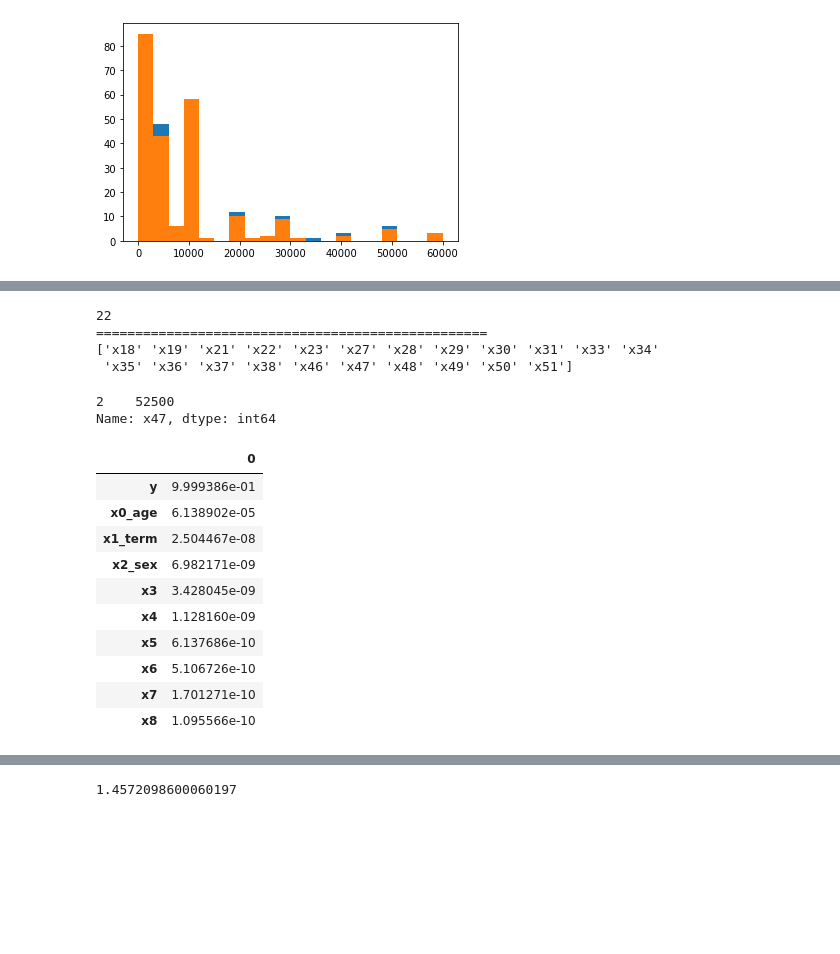
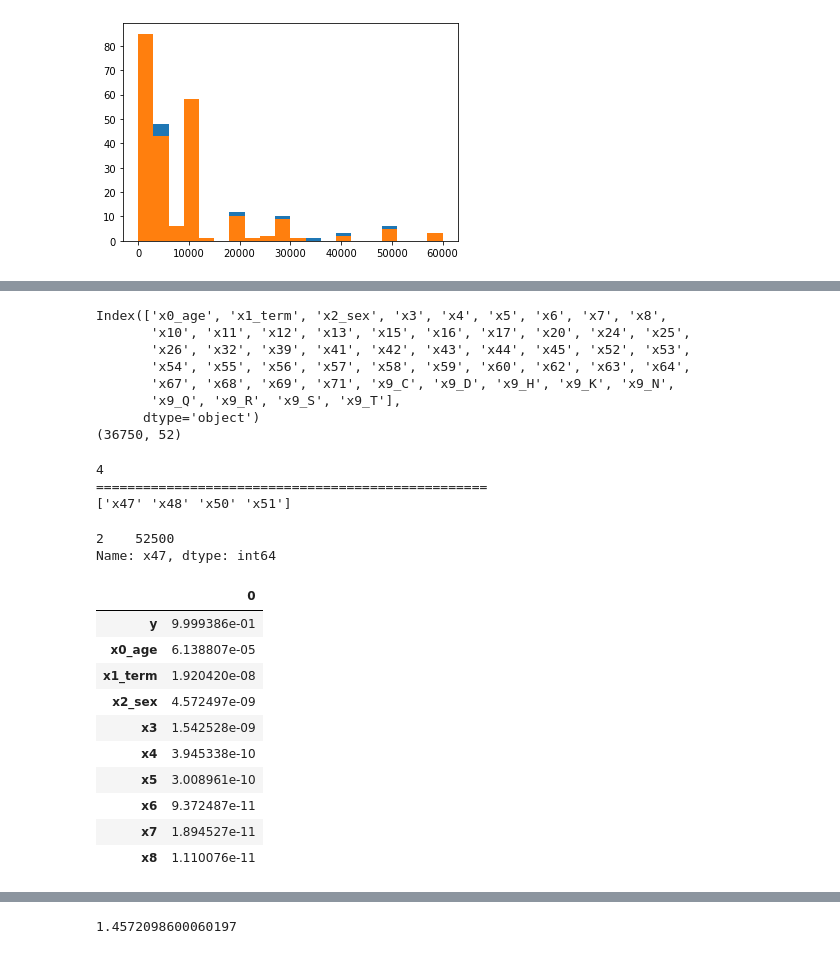
Before and after one commit to tk-tatsuro/data-science, a Jupyter notebook: bainary_classification/binary_classification.ipynb, the cells around one changed output, grey strips where cells are left out. Cells and saved outputs as stored; diff of their text form; code cells hidden in the pictures; blank space fills up the shorter version.

```diff
--- a/bainary_classification/binary_classification.ipynb
+++ b/bainary_classification/binary_classification.ipynb
@@ -1367,8 +1368,8 @@ df_proc['x71'] = df_proc['x71'].fillna(-1)
 # 欠損のパターンの確認（MCAR、MAR、MNAR）、パターン別の対応
 # 欠損に対する処理(リストワイズ法、ペアワイズ方、平均代入法、回帰代入法)　※用途、方法の検討
 # %%
-# label encoding
-from sklearn.preprocessing import LabelEncoder
-le = LabelEncoder()
-df_proc['x9'] = le.fit_transform(df_proc['x9'].values)
-df_proc
+# # label encoding
+# from sklearn.preprocessing import LabelEncoder
+# le = LabelEncoder()
+# df_proc['x9'] = le.fit_transform(df_proc['x9'].values)
+# df_proc
@@ -1388,0 +1376,7 @@ df_proc
+# %%
+# one hot encoding
+df_proc = pd.get_dummies(df_proc, columns=['x9'])
+df_proc
+# df_onehot = df_proc.copy()
+# df_onehot = pd.get_dummies(df_onehot, columns=['x9'])
+# df_onehot
@@ -1884,7 +1892,7 @@ Name: x72, dtype: int64
 # %%
 # x14,x18,x19,x21,x22,x23,x27,x28,x29,x30,x31,x33,x34,x35,x36,x37,x38,x40,'x49',x72、以外
 # %%
-# drop_col = ['x14','x18','x19','x21','x22','x23','x27','x28','x29','x30','x31','x33','x34','x35','x36','x37','x38','x40','x49','x72']
+drop_col = ['x14','x18','x19','x21','x22','x23','x27','x28','x29','x30','x31','x33','x34','x35','x36','x37','x38','x40','x49','x72']
 df_spray = df_proc.drop(drop_col, axis=1)
-# df_spray
+df_spray.columns
 # 残しても精度に影響が出ないため、削除する
@@ -3266,7 +3295,7 @@ from sklearn.feature_selection import VarianceThreshold
 sel = VarianceThreshold(threshold=0)
 print(train_X.shape) # 全項目
 X_train = train_X.copy()
-sel.fit(X_train)
+sel.fit(X_train) # 分散0の項目を排除
 print(sum(sel.get_support())) # 非該当項目
 X_train = X_train.loc[:, sel.get_support()]
 print(X_train.shape) # 非該当項目
@@ -3275,6 +3304,7 @@ X_train_diff = train_X.drop(columns=X_train)
 print(X_train_diff.columns) # 該当項目
 # 下記も削除対象とする
 cols =['x46', 'x48', 'x50', 'x51'] # 'x47'残す
-df_label = df_label.drop(columns=cols)
-df_label
+df_zero = df_label.copy()
+df_zero = df_zero.drop(columns=cols)
+df_zero
 # %% [output]
@@ -3301,3 +3328,15 @@ Index(['x14', 'x18', 'x19', 'x21', 'x22', 'x23', 'x27', 'x28', 'x29', 'x30',
+# %%
+print(X_train.columns)
+print(X_train.shape)
+# %% [output]
+Index(['x0_age', 'x1_term', 'x2_sex', 'x3', 'x4', 'x5', 'x6', 'x7', 'x8',
+       'x10', 'x11', 'x12', 'x13', 'x15', 'x16', 'x17', 'x20', 'x24', 'x25',
+       'x26', 'x32', 'x39', 'x41', 'x42', 'x43', 'x44', 'x45', 'x52', 'x53',
+       'x54', 'x55', 'x56', 'x57', 'x58', 'x59', 'x60', 'x62', 'x63', 'x64',
+       'x67', 'x68', 'x69', 'x71', 'x9_C', 'x9_D', 'x9_H', 'x9_K', 'x9_N',
+       'x9_Q', 'x9_R', 'x9_S', 'x9_T'],
+      dtype='object')
+(36750, 52)
 # %%
 # Filter Method：
 # ②他の特徴量と値が完全に一致している変数の片方を削除
@@ -3308,8 +3347,7 @@ duplicated_features = train_X_T[train_X_T.duplicated()].index.values
 print(duplicated_features)
 # 'x47' 'x48' 'x50' 'x51' ←1つ残す、ただし全て相互作用評価結果(Importance=0)
 # %% [output]
-22
+4
 ==================================================
-['x18' 'x19' 'x21' 'x22' 'x23' 'x27' 'x28' 'x29' 'x30' 'x31' 'x33' 'x34'
- 'x35' 'x36' 'x37' 'x38' 'x46' 'x47' 'x48' 'x49' 'x50' 'x51']
+['x47' 'x48' 'x50' 'x51']
 # %%
@@ -3340,23 +3378,23 @@ Name: x47, dtype: int64
 # %%
 from sklearn.decomposition import PCA
 pca = PCA()
-pca.fit(df_label)
-feature = pca.transform(df_label)
-# pd.DataFrame(feature, columns=["{0}".format(x) for x in df_label.columns]).head()
-df_pca = pd.DataFrame(pca.explained_variance_ratio_, index=["{}".format(x) for x in df_label.columns])
+pca.fit(df_zero)
+feature = pca.transform(df_zero)
+# pd.DataFrame(feature, columns=["{0}".format(x) for x in df_zero.columns]).head()
+df_pca = pd.DataFrame(pca.explained_variance_ratio_, index=["{}".format(x) for x in df_zero.columns])
 df_pca.sort_values(0, ascending=False).head(10)
 # %% [output]
 |  | 0 |
 | y | 9.999386e-01 |
-| x0_age | 6.138902e-05 |
-| x1_term | 2.504467e-08 |
-| x2_sex | 6.982171e-09 |
-| x3 | 3.428045e-09 |
-| x4 | 1.128160e-09 |
-| x5 | 6.137686e-10 |
-| x6 | 5.106726e-10 |
-| x7 | 1.701271e-10 |
-| x8 | 1.095566e-10 |
+| x0_age | 6.138807e-05 |
+| x1_term | 1.920420e-08 |
+| x2_sex | 4.572497e-09 |
+| x3 | 1.542528e-09 |
+| x4 | 3.945338e-10 |
+| x5 | 3.008961e-10 |
+| x6 | 9.372487e-11 |
+| x7 | 1.894527e-11 |
+| x8 | 1.110076e-11 |
 # %%
 # 手あたり次第に作ってみて、影響度見て削る
 # x0_age   x10
```
Also changed, not shown: parts of 94 cells of this notebook.
